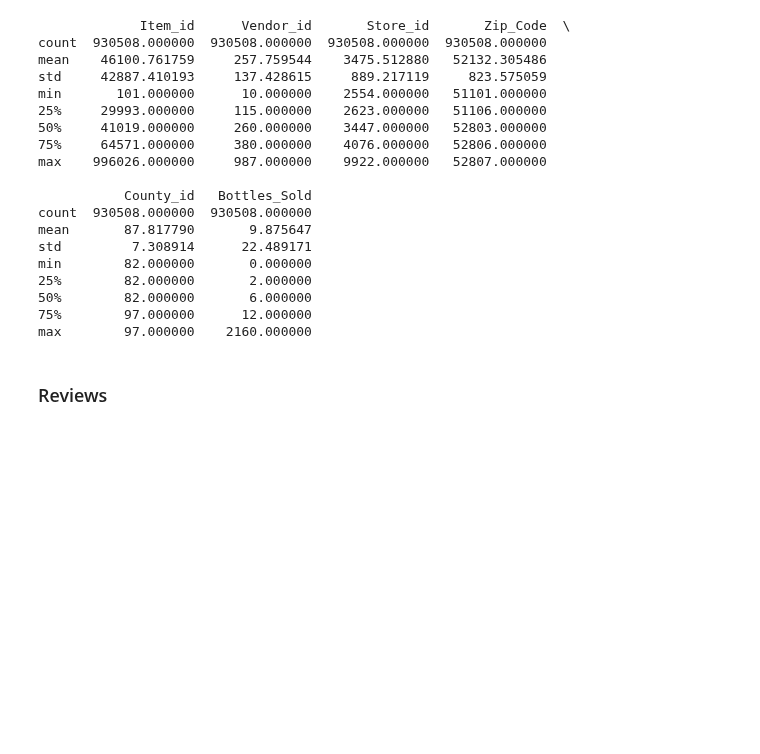
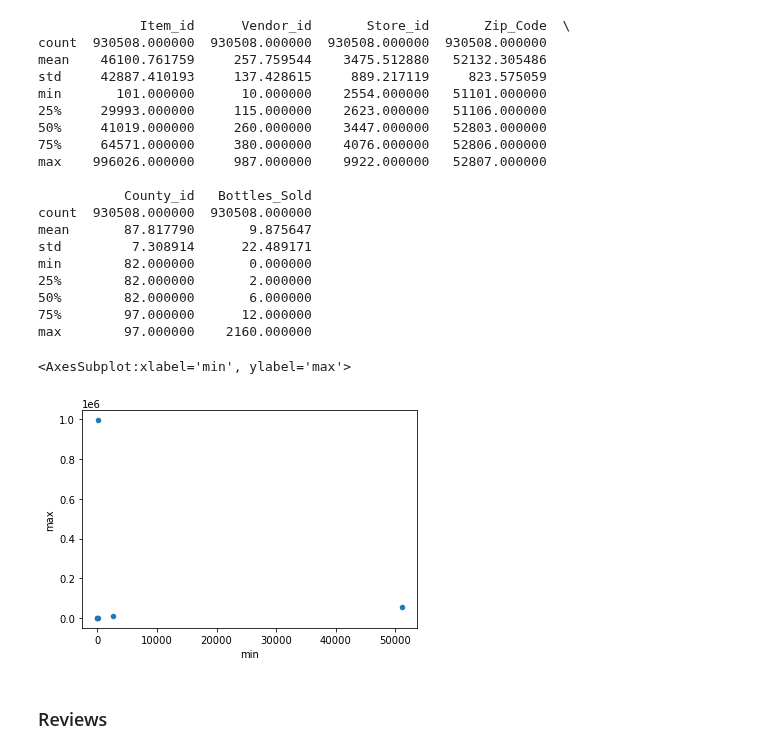
Before and after one commit to watkinsl/DreamingLlamas-capstone-2021, a Jupyter notebook: Capstone Project.ipynb, the cells around one changed output. Drawn from its saved outputs; the diff is of its cells as text; code cells hidden in the pictures; blank space fills up the shorter version.

```diff
--- a/Capstone Project.ipynb
+++ b/Capstone Project.ipynb
@@ -150,3 +159,15 @@ max        97.000000    2160.000000
+# %%
+# Plotting data in a scatter plot
+
+# Importing matplotlib library and the pyplot sub-library and renaming it as plt
+%matplotlib inline
+import matplotlib.pyplot as plt
+
+# using example code from Python lesson to plot the min and max of the data.describe results
+data.describe().T.plot(kind='scatter', x='min', y='max')
+# %% [output]
+<AxesSubplot:xlabel='min', ylabel='max'>
+[figure, added]
 # %% [markdown]
 ### Reviews
 # %% [markdown]
```
Also changed, not shown: parts of 5 cells of this notebook.
